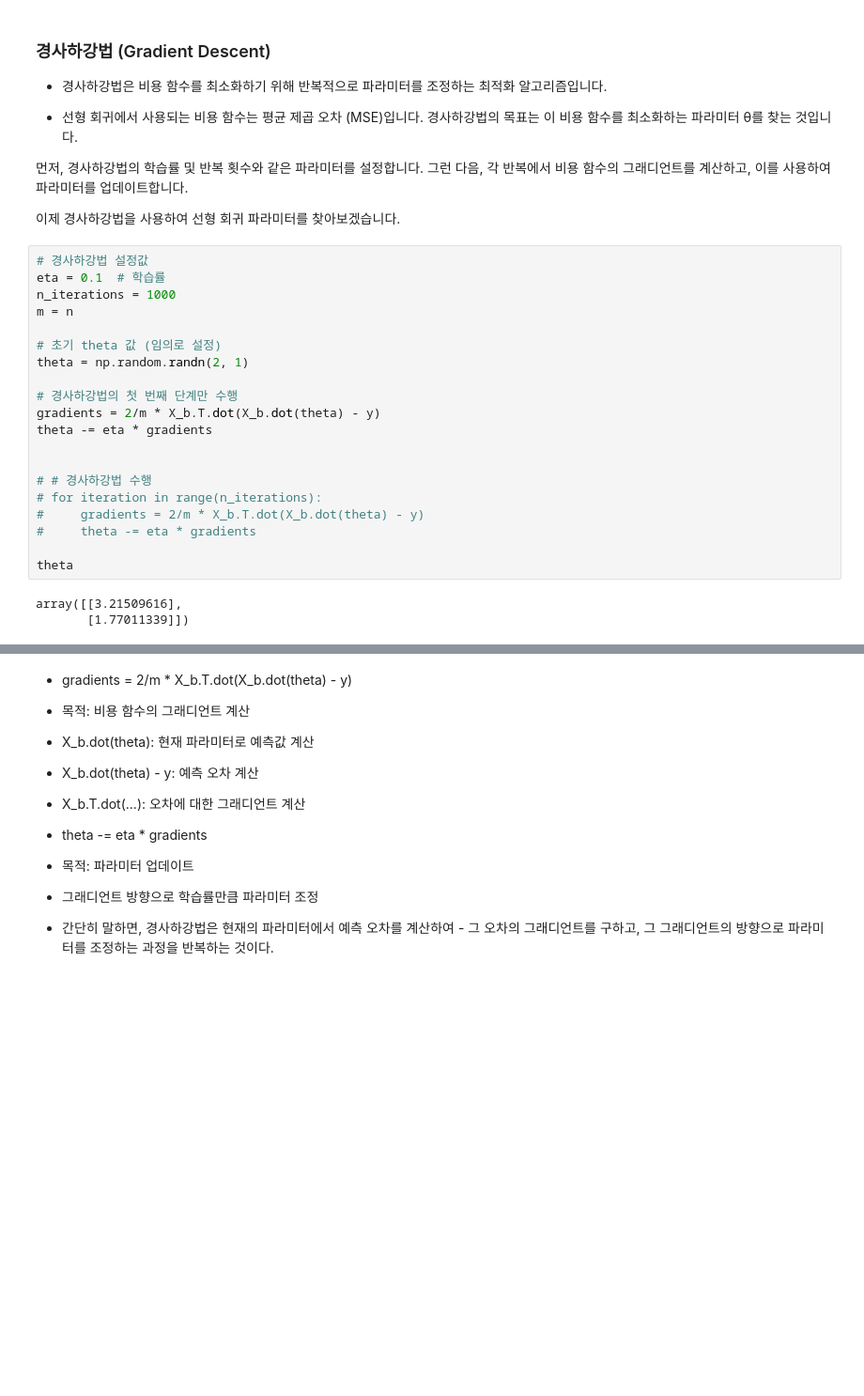
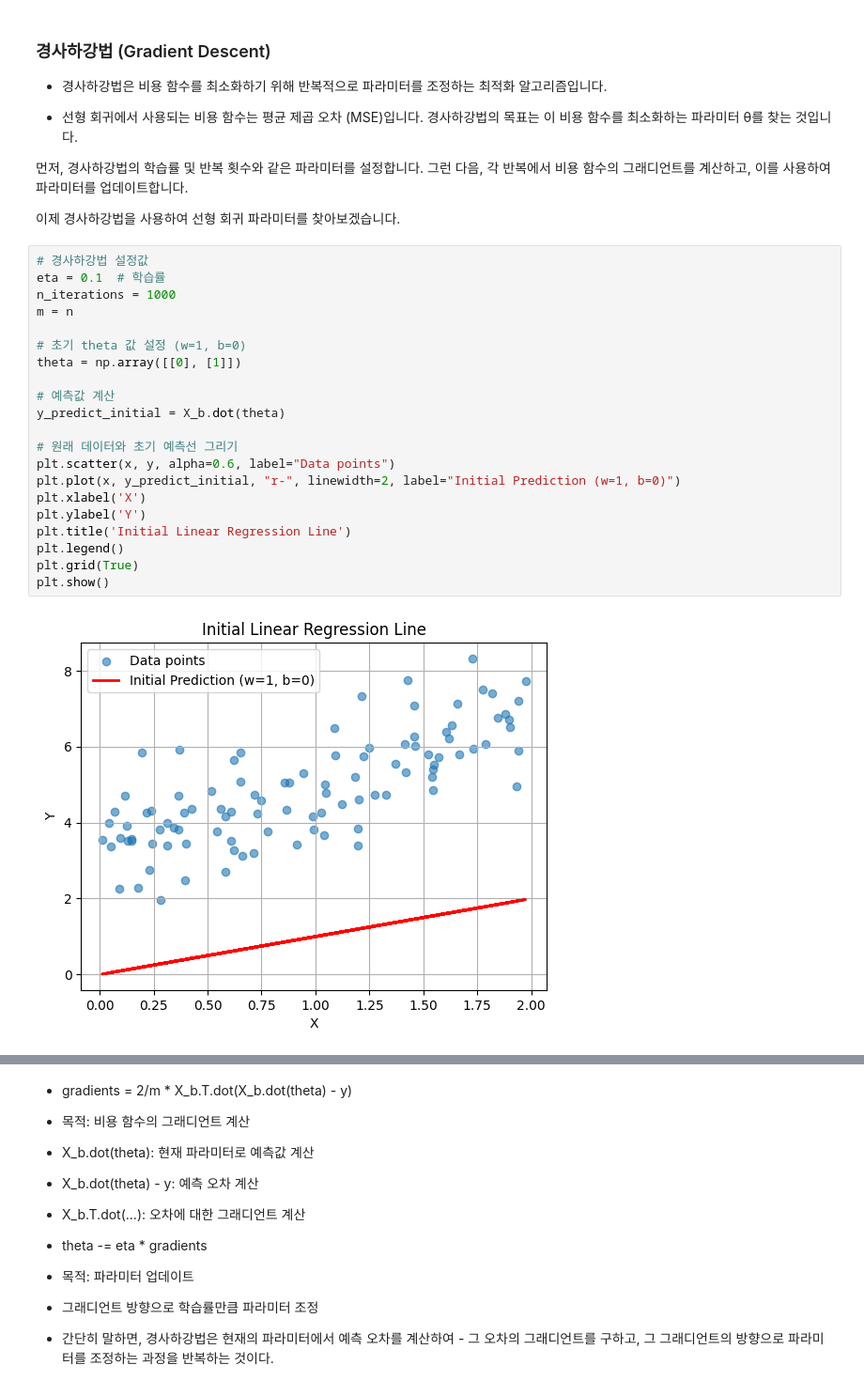
Before and after one commit to DoSungjin/2023-for-DS, a Jupyter notebook: LECTURE/5.0815_linear_regression/exercise.ipynb, the cells around one changed output, grey strips where cells are left out. Shown at 94% size. Saved outputs shown, nothing was run; the diff lists cells and outputs as text; blank space fills up the shorter version.

```diff
--- a/LECTURE/5.0815_linear_regression/exercise.ipynb
+++ b/LECTURE/5.0815_linear_regression/exercise.ipynb
@@ -84,26 +84,26 @@ plt.show()
 먼저, 경사하강법의 학습률 및 반복 횟수와 같은 파라미터를 설정합니다. 그런 다음, 각 반복에서 비용 함수의 그래디언트를 계산하고, 이를 사용하여 파라미터를 업데이트합니다.
 
 이제 경사하강법을 사용하여 선형 회귀 파라미터를 찾아보겠습니다.
-# %%
-# 경사하강법 설정값
-eta = 0.1  # 학습률
-n_iterations = 1000
-m = n
-
-# 초기 theta 값 (임의로 설정)
-theta = np.random.randn(2, 1)
-
-# 경사하강법의 첫 번째 단계만 수행
-gradients = 2/m * X_b.T.dot(X_b.dot(theta) - y)
-theta -= eta * gradients
-
-
-# # 경사하강법 수행
-# for iteration in range(n_iterations):
-#     gradients = 2/m * X_b.T.dot(X_b.dot(theta) - y)
-#     theta -= eta * gradients
-
-theta
-# %% [output]
-array([[3.21509616],
-       [1.77011339]])
+# %%
+# 경사하강법 설정값
+eta = 0.1  # 학습률
+n_iterations = 1000
+m = n
+
+# 초기 theta 값 설정 (w=1, b=0)
+theta = np.array([[0], [1]])
+
+# 예측값 계산
+y_predict_initial = X_b.dot(theta)
+
+# 원래 데이터와 초기 예측선 그리기
+plt.scatter(x, y, alpha=0.6, label="Data points")
+plt.plot(x, y_predict_initial, "r-", linewidth=2, label="Initial Prediction (w=1, b=0)")
+plt.xlabel('X')
+plt.ylabel('Y')
+plt.title('Initial Linear Regression Line')
+plt.legend()
+plt.grid(True)
+plt.show()
+# %% [output]
+[figure, added]
```
Also changed, not shown: parts of 4 cells of this notebook.
